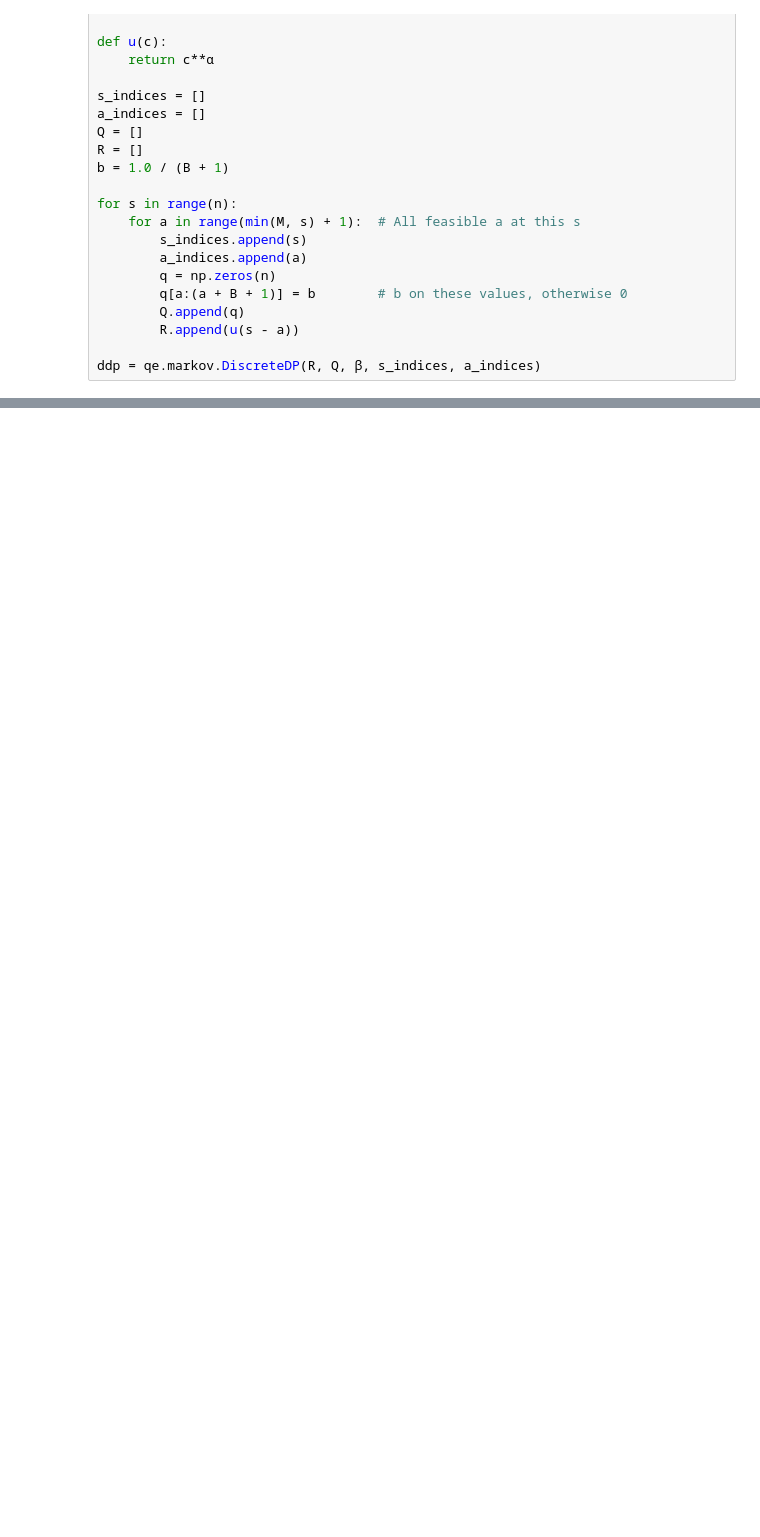
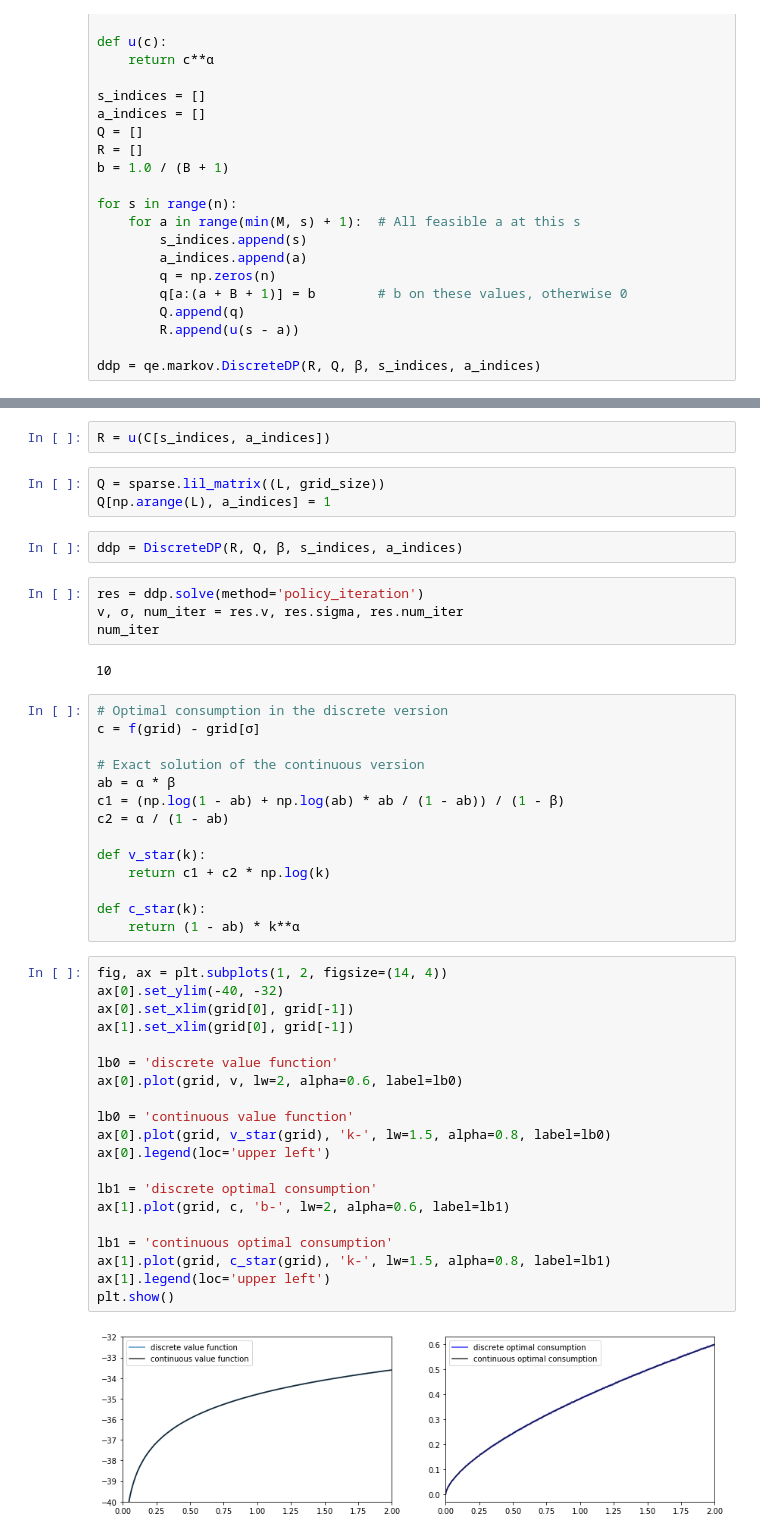
Before and after one commit to PanPip/QuantEcon_Tasks, a Jupyter notebook: Dynamic_programming.ipynb, the cells around one changed output, grey strips where cells are left out. Saved outputs shown, nothing was run; the diff lists cells and outputs as text; blank space fills up the shorter version.

Commit message:
Finished lesson on Discrete State Dynamic Programming

```diff
--- a/Dynamic_programming.ipynb
+++ b/Dynamic_programming.ipynb
@@ -2850,0 +2879,49 @@ ddp = qe.markov.DiscreteDP(R, Q, β, s_indices, a_indices)
+# %%
+R = u(C[s_indices, a_indices])
+# %%
+Q = sparse.lil_matrix((L, grid_size))
+Q[np.arange(L), a_indices] = 1
+# %%
+ddp = DiscreteDP(R, Q, β, s_indices, a_indices)
+# %%
+res = ddp.solve(method='policy_iteration')
+v, σ, num_iter = res.v, res.sigma, res.num_iter
+num_iter
+# %% [output]
+10
+# %%
+# Optimal consumption in the discrete version
+c = f(grid) - grid[σ]
+
+# Exact solution of the continuous version
+ab = α * β
+c1 = (np.log(1 - ab) + np.log(ab) * ab / (1 - ab)) / (1 - β)
+c2 = α / (1 - ab)
+
+def v_star(k):
+    return c1 + c2 * np.log(k)
+
+def c_star(k):
+    return (1 - ab) * k**α
+# %%
+fig, ax = plt.subplots(1, 2, figsize=(14, 4))
+ax[0].set_ylim(-40, -32)
+ax[0].set_xlim(grid[0], grid[-1])
+ax[1].set_xlim(grid[0], grid[-1])
+
+lb0 = 'discrete value function'
+ax[0].plot(grid, v, lw=2, alpha=0.6, label=lb0)
+
+lb0 = 'continuous value function'
+ax[0].plot(grid, v_star(grid), 'k-', lw=1.5, alpha=0.8, label=lb0)
+ax[0].legend(loc='upper left')
+
+lb1 = 'discrete optimal consumption'
+ax[1].plot(grid, c, 'b-', lw=2, alpha=0.6, label=lb1)
+
+lb1 = 'continuous optimal consumption'
+ax[1].plot(grid, c_star(grid), 'k-', lw=1.5, alpha=0.8, label=lb1)
+ax[1].legend(loc='upper left')
+plt.show()
+# %% [output]
+[figure, added]
```
Also changed, not shown: parts of 18 cells of this notebook.
